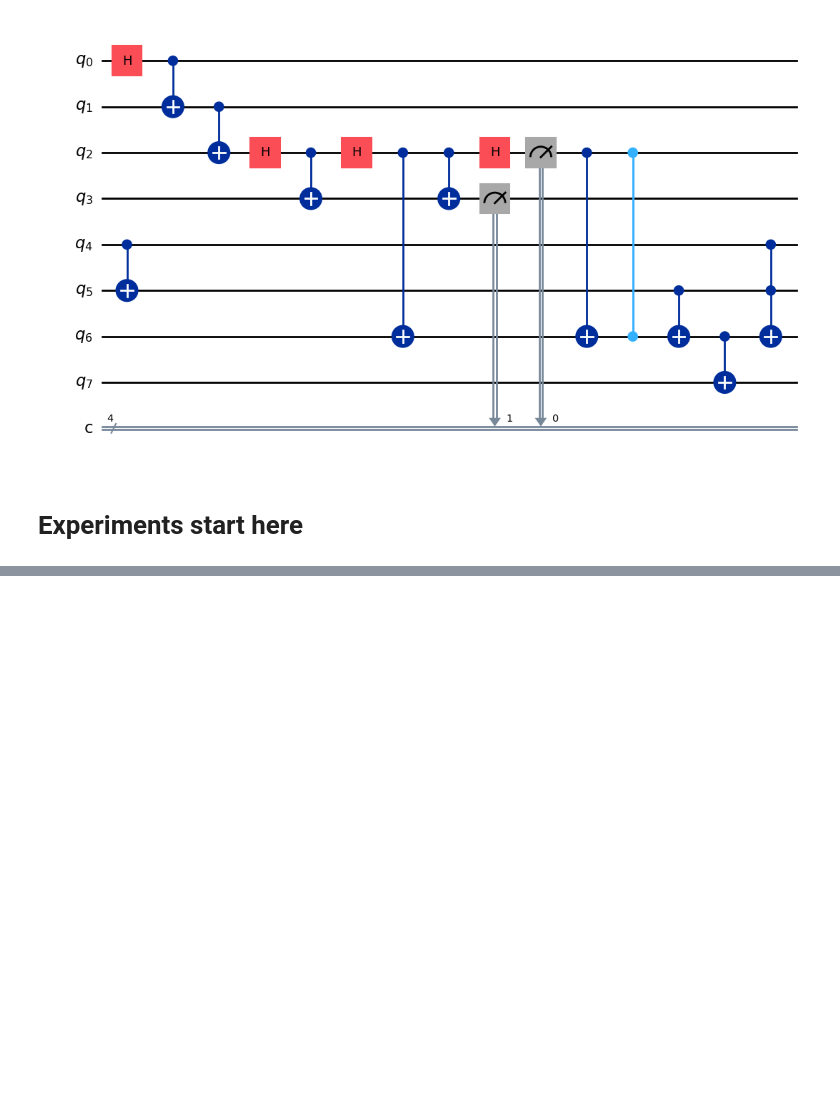
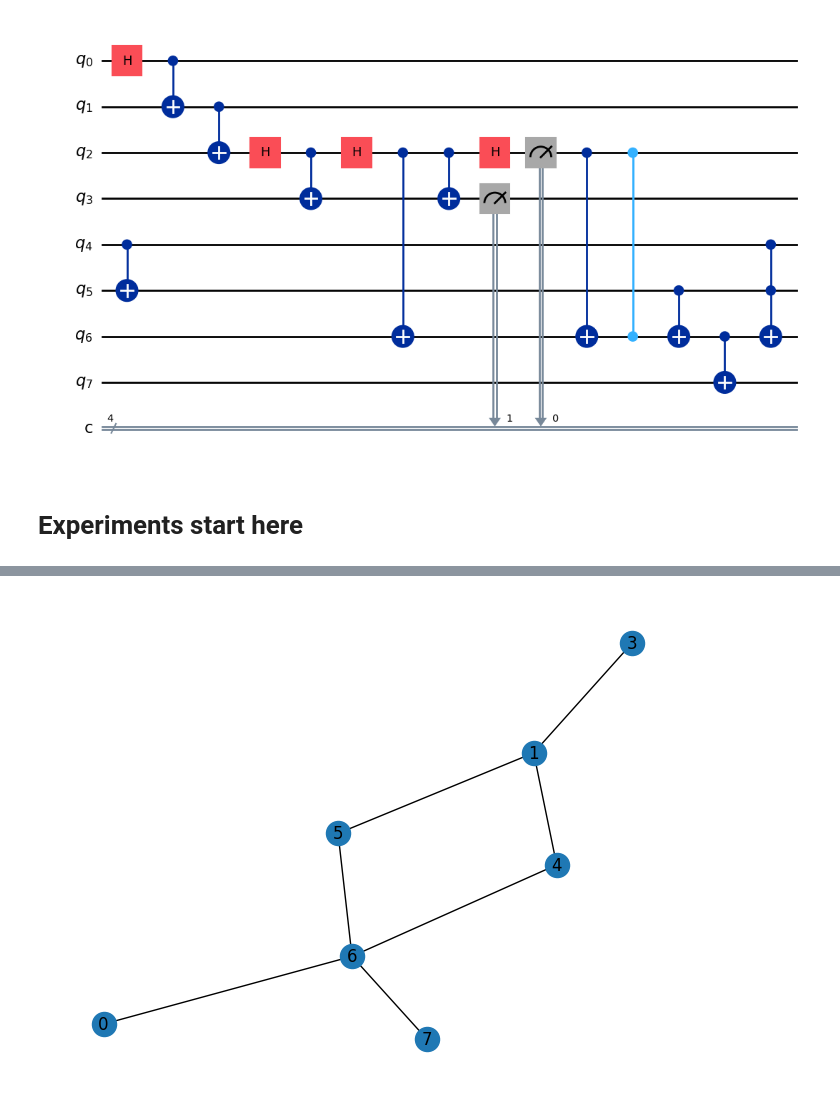
Before and after one commit to awshaffar/google_dmon, a Jupyter notebook: experiments.ipynb, the cells around one changed output, grey strips where cells are left out. Cells and saved outputs as stored; diff of their text form; code cells hidden in the pictures; blank space fills up the shorter version.

```diff
--- a/experiments.ipynb
+++ b/experiments.ipynb
@@ -500,0 +561,4 @@ EdgeDataView([(8, 7, {'weight': 0.5}), (7, 1, {'weight': 2.0}), (7, 9, {'weight'
+# %%
+nx.draw(graph, with_labels=True)
+# %% [output]
+[figure, added]
```
Also changed, not shown: parts of 13 cells of this notebook.
